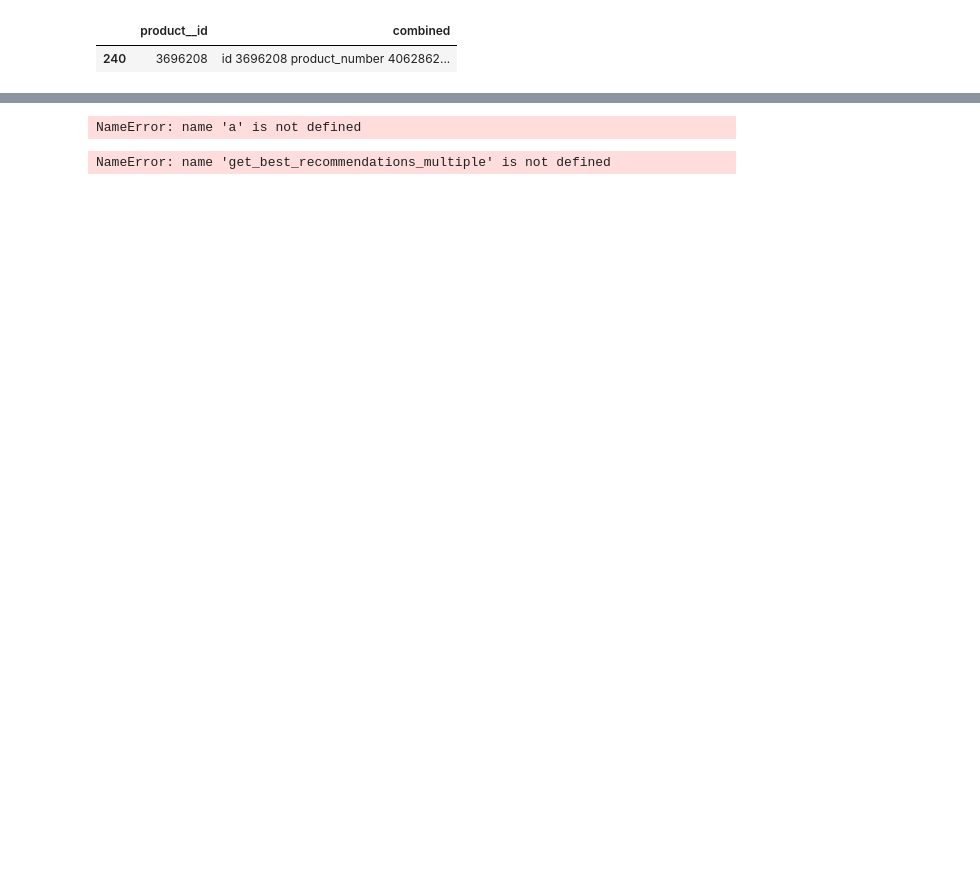
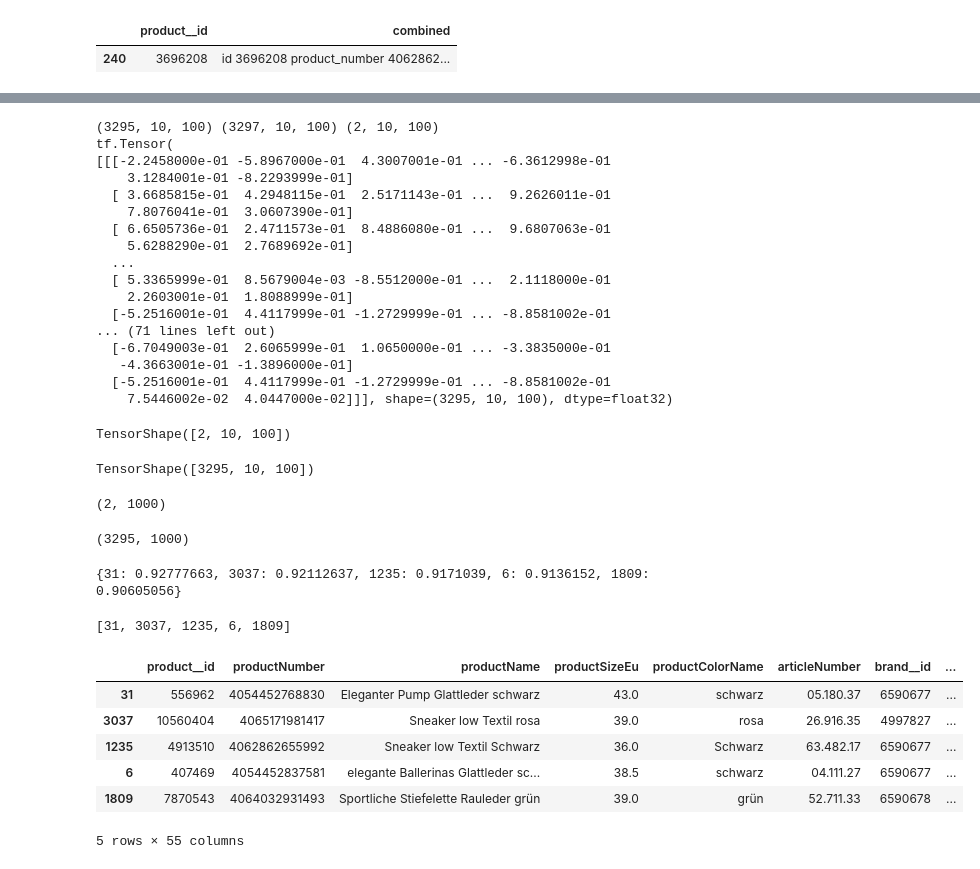
Before and after one commit to tomhuber96/master-thesis-practical-part, a Jupyter notebook: open_ai/gabor/custom-embeddings-test.ipynb, the cells around one changed output, grey strips where cells are left out. Drawn from its saved outputs; the diff is of its cells as text; code cells hidden in the pictures; blank space fills up the shorter version.

```diff
--- a/open_ai/gabor/custom-embeddings-test.ipynb
+++ b/open_ai/gabor/custom-embeddings-test.ipynb
@@ -187,7 +187,7 @@ from sklearn.metrics.pairwise import cosine_similarity
 def get_n_nearest_neighbors(query_embedding, neighbors_embedding, n = 5):
     input_embedding_flat = query_embedding.numpy().reshape(query_embedding.shape[0], -1)
     word_embeddings_flat = neighbors_embedding.numpy().reshape(neighbors_embedding.shape[0], -1)
-    display(input_embedding_flat.shape, word_embeddings_flat.shape)
+    # display(input_embedding_flat.shape, word_embeddings_flat.shape)
     # Calculate the cosine similarity between the input embedding and all other word embeddings
     similarities = cosine_similarity(input_embedding_flat, word_embeddings_flat)
     # Get the indices of the most similar neighbors
@@ -241,12 +244,7 @@ product_data.iloc[indices]
 | 200 | 3695392 | 3695392 | 3695392 | 3695392 | 3695392 |
 | 218 | 3696172 | 3696172 | 3696172 | 3696172 | 3696172 |
 # %%
-test = []
-all_other_products = [a, b, c, d, e, f]
 
-
-test = [a, b]
-all_other_products = [c, d, e, f]
 
 def get_best_recommendations_multiple(query_embeddings, neighbors_embeddings, n = 5):
     all_results = {}
@@ -260,39 +258,66 @@ def get_best_recommendations_multiple(query_embeddings, neighbors_embeddings, n
             else:
                 all_results[key] = value
     return dict(sorted(all_results.items(), key=lambda item: item[1], reverse=True)[:n])
 
 
 def split_embeddings(idxs, embeddings):
 
     selected_entries = tf.gather(embeddings, idxs)
 
     # Create a boolean mask to mark the indices to keep
     mask = tf.ones(tf.shape(embeddings)[0], dtype=tf.bool)
     mask = tf.tensor_scatter_nd_update(mask, tf.expand_dims(idxs, axis=1), tf.zeros_like(idxs, dtype=tf.bool))
 
     # Use boolean mask to get the filtered tensor
     filtered_tensor = tf.boolean_mask(embeddings, mask)
     print(filtered_tensor.shape, embeddings.shape, selected_entries.shape)
     print(filtered_tensor)
 
     return selected_entries, filtered_tensor
 
 bought_embeddings, search_embeddings = split_embeddings([0, 1], word_embeddings)
 #this does not work that great, because the orginal index gets lost, better let some more entries return and ignore the once with 1.0 score
 
 display(bought_embeddings.shape, search_embeddings.shape)
 
 best_items = get_best_recommendations_multiple([bought_embeddings], search_embeddings)
 
 print(best_items)
 display(list(best_items.keys()), product_data.iloc[list(best_items.keys())])
 # %% [output]
-NameError: name 'a' is not defined
+(3295, 10, 100) (3297, 10, 100) (2, 10, 100)
+tf.Tensor(
+[[[-2.2458000e-01 -5.8967000e-01  4.3007001e-01 ... -6.3612998e-01
+    3.1284001e-01 -8.2293999e-01]
+  [ 3.6685815e-01  4.2948115e-01  2.5171143e-01 ...  9.2626011e-01
+    7.8076041e-01  3.0607390e-01]
+  [ 6.6505736e-01  2.4711573e-01  8.4886080e-01 ...  9.6807063e-01
+    5.6288290e-01  2.7689692e-01]
+  ...
+  [ 5.3365999e-01  8.5679004e-03 -8.5512000e-01 ...  2.1118000e-01
+    2.2603001e-01  1.8088999e-01]
+  [-5.2516001e-01  4.4117999e-01 -1.2729999e-01 ... -8.8581002e-01
+... (71 lines left out)
+  [-6.7049003e-01  2.6065999e-01  1.0650000e-01 ... -3.3835000e-01
+   -4.3663001e-01 -1.3896000e-01]
+  [-5.2516001e-01  4.4117999e-01 -1.2729999e-01 ... -8.8581002e-01
+    7.5446002e-02  4.0447000e-02]]], shape=(3295, 10, 100), dtype=float32)
+TensorShape([2, 10, 100])
+TensorShape([3295, 10, 100])
+(2, 1000)
+(3295, 1000)
+{31: 0.92777663, 3037: 0.92112637, 1235: 0.9171039, 6: 0.9136152, 1809: 0.90605056}
+[31, 3037, 1235, 6, 1809]
+|  | product__id | productNumber | productName | productSizeEu | productColorName | articleNumber | brand__id | ... |
+| 31 | 556962 | 4054452768830 | Eleganter Pump Glattleder schwarz | 43.0 | schwarz | 05.180.37 | 6590677 | ... |
+| 3037 | 10560404 | 4065171981417 | Sneaker low Textil rosa | 39.0 | rosa | 26.916.35 | 4997827 | ... |
+| 1235 | 4913510 | 4062862655992 | Sneaker low Textil Schwarz | 36.0 | Schwarz | 63.482.17 | 6590677 | ... |
+| 6 | 407469 | 4054452837581 | elegante Ballerinas Glattleder sc... | 38.5 | schwarz | 04.111.27 | 6590677 | ... |
+| 1809 | 7870543 | 4064032931493 | Sportliche Stiefelette Rauleder grün | 39.0 | grün | 52.711.33 | 6590678 | ... |
+5 rows × 55 columns
 # %%
 best_items = get_best_recommendations_multiple([bought_embeddings], word_embeddings, 7)
 
 print(best_items)
 
 display(product_data.iloc[list(best_items.keys())])
-# %% [output]
-NameError: name 'get_best_recommendations_multiple' is not defined
```
Also changed, not shown: parts of 9 cells of this notebook, 1 other file.
